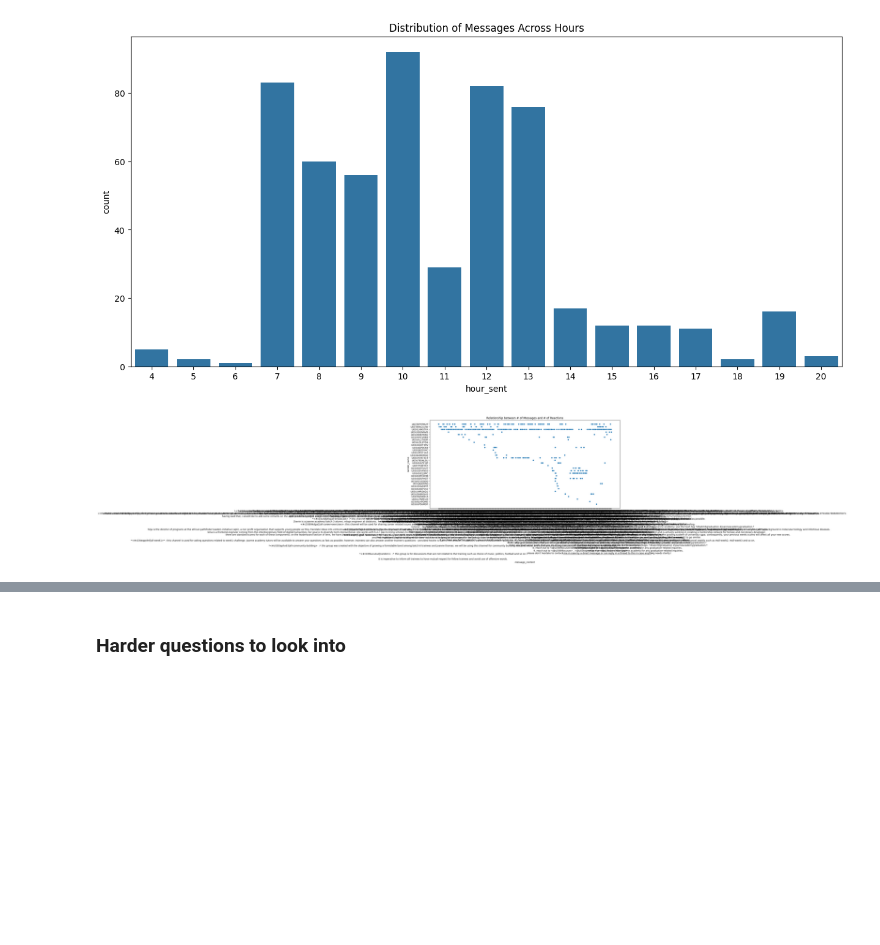
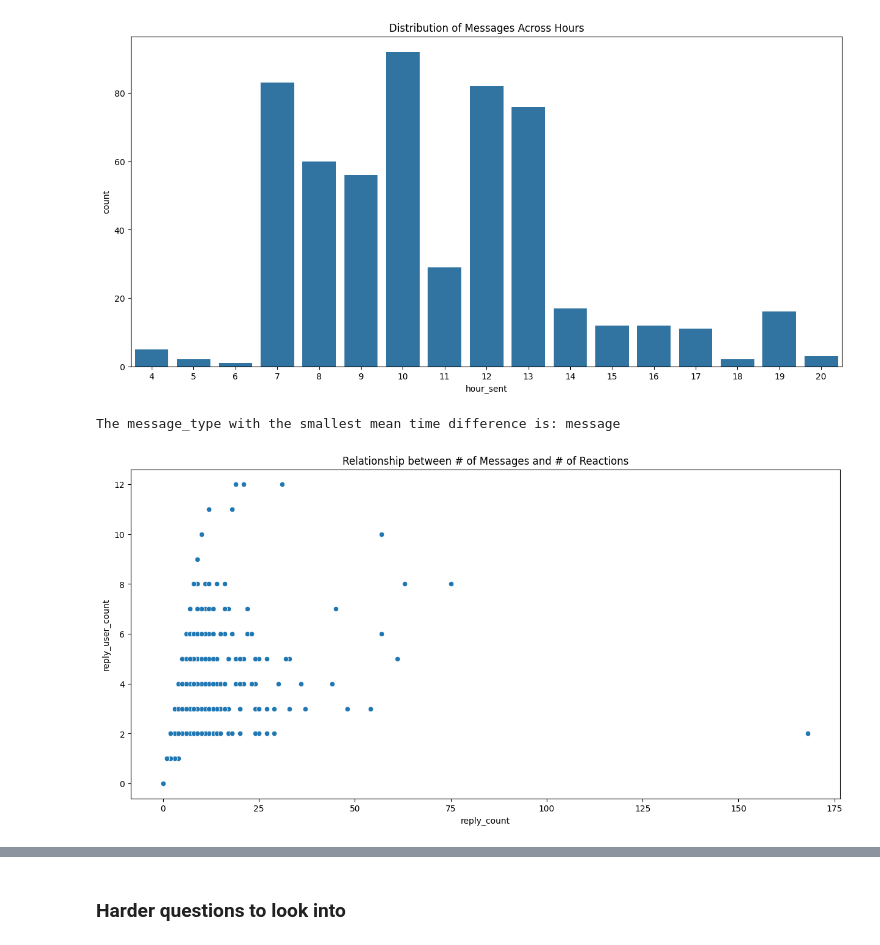
Before and after one commit to abiywondimu5758/10academy_week_0_, a Jupyter notebook: notebooks/parse_slack_data.ipynb, the cells around one changed output, grey strips where cells are left out. Drawn from its saved outputs; the diff is of its cells as text; code cells hidden in the pictures; blank space fills up the shorter version.

```diff
--- a/notebooks/parse_slack_data.ipynb
+++ b/notebooks/parse_slack_data.ipynb
@@ -352,8 +217,25 @@ plt.show()
+# %%
+# what kind of messages are replied faster than others?
+
+# Convert 'time_sent' to datetime format
+combined_df['time_sent'] = pd.to_datetime(combined_df['time_sent'], unit='s')
+
+# Calculate time differences for each message type
+combined_df['time_diff_reply'] = combined_df.groupby('message_type')['time_sent'].diff()
+
+#Calculate time differences for each message type
+average_time_diff = combined_df.groupby('message_type')['time_diff_reply'].mean()
+
+min_mean_message_type = average_time_diff.idxmin()
+
+print(f"The message_type with the smallest mean time difference is: {min_mean_message_type}")
+# %% [output]
+The message_type with the smallest mean time difference is: message
 # %%
 # Relationship between # of messages and # of reactions
 plt.figure(figsize=(15, 7))
-sns.scatterplot(x='message_content', y='sender_name', data=df)
+sns.scatterplot(x='reply_count', y='reply_user_count', data=combined_df)
 plt.title('Relationship between # of Messages and # of Reactions')
 plt.show()
 # %% [output]
-[figure, old version]
+[figure, new version]
```
Also changed, not shown: parts of 20 cells of this notebook, 17 other files.
